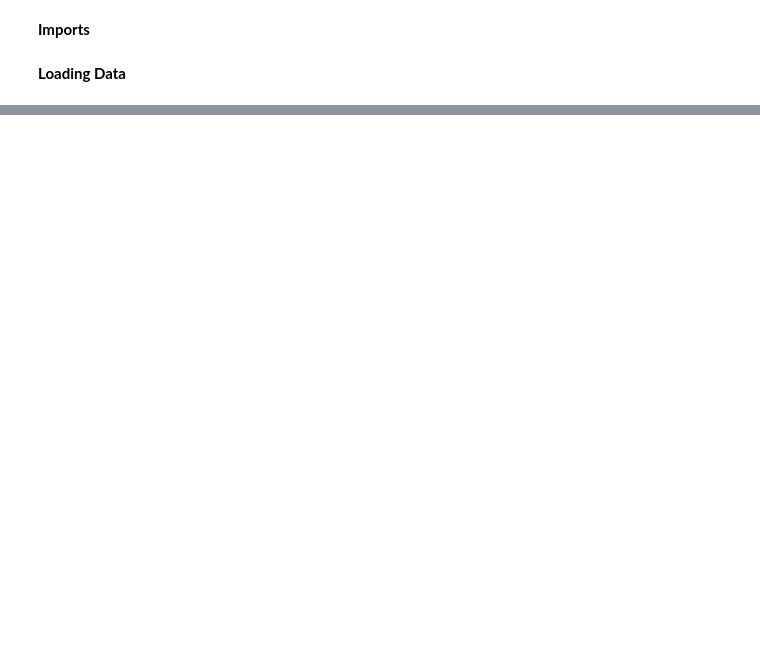
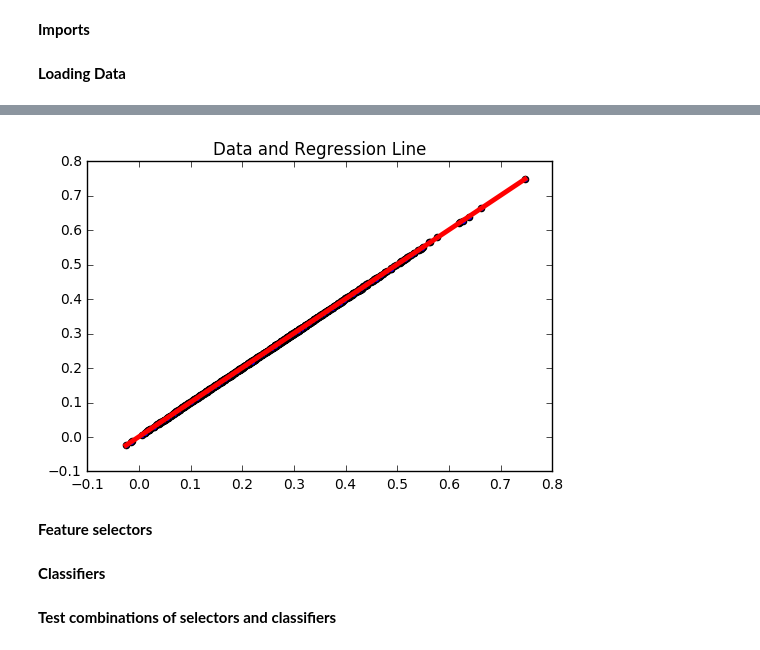
Before and after one commit to carlosscastro/kaggle_africa_soil, a Jupyter notebook: notebook/W207 Project Group 4.ipynb, the cells around one changed output, grey strips where cells are left out. Cells and saved outputs as stored; diff of their text form; code cells hidden in the pictures; blank space fills up the shorter version.

```diff
--- a/notebook/W207 Project Group 4.ipynb
+++ b/notebook/W207 Project Group 4.ipynb
@@ -70,0 +193,43 @@ Number of test examples 727
+# %%
+# Show that each column is almost perfectly colinear
+my_col = 200
+my_colp1 = my_col + 1
+
+train_data_i = train_data[:,my_col].reshape(-1,1)
+train_data_ip1 = train_data[:,my_colp1].reshape(-1,1)
+
+
+LinearRegressionFitAndPlot(train_data_i, train_data_ip1)
+
+
+#from statsmodels.regression.quantile_regression import QuantReg
+#from mpl_toolkits.mplot3d import Axes3D
+
+#train_data_i   = train_data[:,0].reshape(-1,1)
+#train_data_ip1 = train_data[:,3500].reshape(-1,1)
+#dev_data_i = dev_data[:,].reshape(-1,1)
+
+#plt.subplot(1,1,1)
+#plt.scatter(train_data_i,train_data_ip1)
+
+#fig = plt.figure()
+#ax = fig.add_subplot(111, projection='3d')
+#ax.scatter(train_data_i,train_data_ip1,train_Ca_labels)
+
+
+#plt.subplot(1, 2, 1)
+
+#plt.scatter(np.ravel(X), Y)
+#plt.plot(np.sort(X, 0), preds_sorted, 'r', linewidth=3.5)
+#plt.title("Data and Regression Line")
+
+#plt.subplot(1, 2, 2)
+#resid = np.ravel(Y) - preds
+#plt.scatter(X, resid)
+#plt.title("Residual Plot")
+
+#plt.show()
+# %% [output]
+[figure, added]
+# %% [markdown]
+**Feature selectors**
@@ -70,0 +249,2 @@ Number of test examples 727
+# %% [markdown]
+**Classifiers**
@@ -70,0 +260,2 @@ Number of test examples 727
+# %% [markdown]
+**Test combinations of selectors and classifiers**
```
Also changed, not shown: parts of 12 cells of this notebook.
